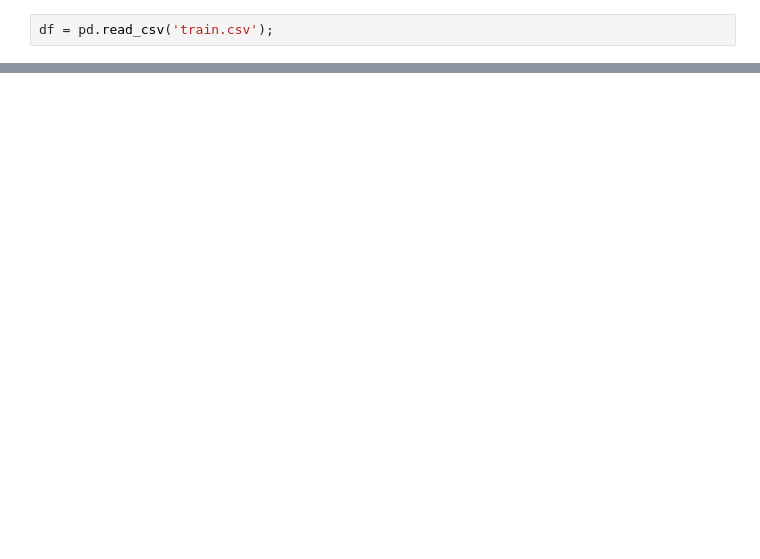
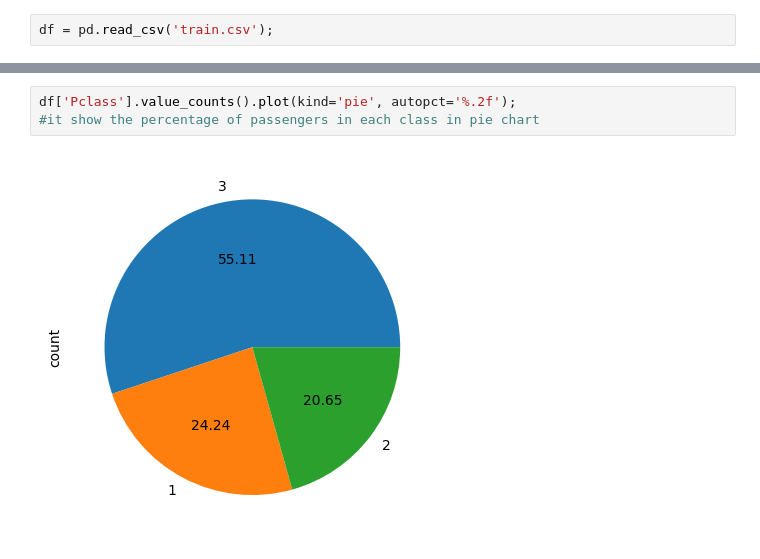
Before and after one commit to PralayeshMukherjee/Machine_Learning, a Jupyter notebook: UnderStandingData/univariateEDA.ipynb, the cells around one changed output, grey strips where cells are left out. Drawn from its saved outputs; the diff is of its cells as text; blank space fills up the shorter version.

```diff
--- a/UnderStandingData/univariateEDA.ipynb
+++ b/UnderStandingData/univariateEDA.ipynb
@@ -18,0 +44,5 @@ df.sample(5)
+# %%
+df['Pclass'].value_counts().plot(kind='pie', autopct='%.2f');
+#it show the percentage of passengers in each class in pie chart
+# %% [output]
+[figure, added]
```
Also changed, not shown: parts of 11 cells of this notebook.
